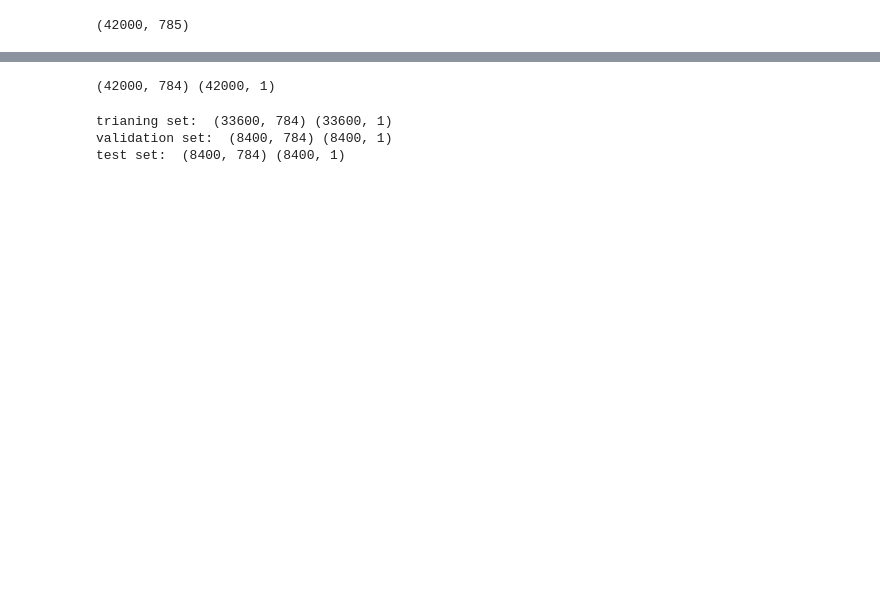
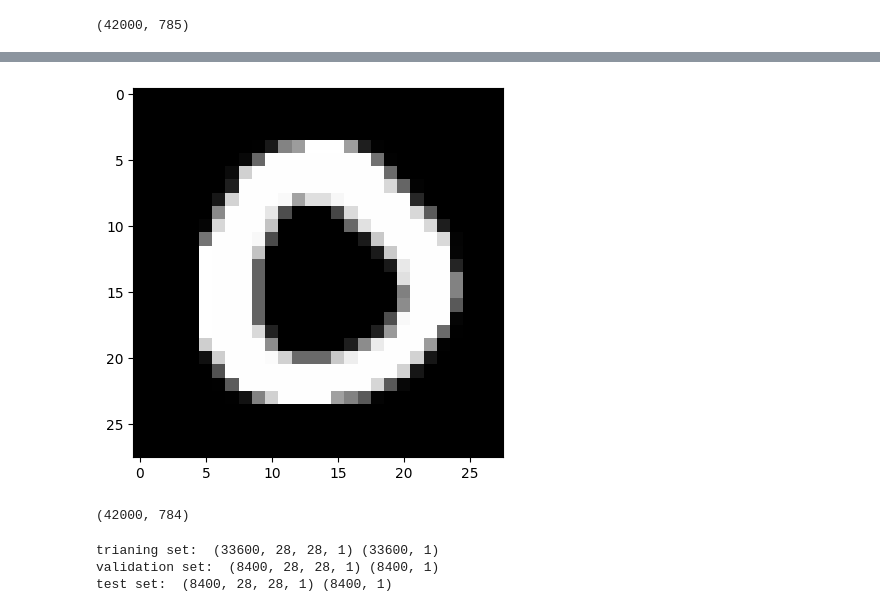
Before and after one commit to ASAKHRI/projet_CNN, a Jupyter notebook: projet_cnn.ipynb, the cells around one changed output, grey strips where cells are left out. Saved outputs shown, nothing was run; the diff lists cells and outputs as text; code cells hidden in the pictures; blank space fills up the shorter version.

```diff
--- a/projet_cnn.ipynb
+++ b/projet_cnn.ipynb
@@ -48,20 +55,28 @@ classes = train.label.unique()
+# %%
+obs  = np.array(X)
+img= obs[4]
+img = img.reshape((28,28))
+plt.imshow(img, cmap='gray')
+plt.show()
+# %% [output]
+[figure, added]
 # %%
-print(X.shape,y.shape)
+print(X.shape)
 # %% [output]
-(42000, 784) (42000, 1)
+(42000, 784)
 # %%
 # split training and validation data using sklearn
-X_train, X_test, y_train, y_test = train_test_split(X,y,train_size=0.8,test_size=0.2,random_state=42)
+X_train, X_test, y_train, y_test = train_test_split(X,y,test_size=0.2,random_state=42)
 
 # reshape and normalize test data
-X_train = X_train / 255.0
-X_test = X_test / 255.0
+X_train = ((X_train).reshape((-1,28,28,1)))/255.0
+X_test = ((X_test).reshape((-1 ,28,28,1)))/255.0
 
 
 print('trianing set: ', X_train.shape, y_train.shape)
 print('validation set: ', X_test.shape, y_test.shape)
 print('test set: ', X_test.shape, y_test.shape)
 # %% [output]
-trianing set:  (33600, 784) (33600, 1)
-validation set:  (8400, 784) (8400, 1)
-test set:  (8400, 784) (8400, 1)
+trianing set:  (33600, 28, 28, 1) (33600, 1)
+validation set:  (8400, 28, 28, 1) (8400, 1)
+test set:  (8400, 28, 28, 1) (8400, 1)
```
Also changed, not shown: parts of 33 cells of this notebook.
